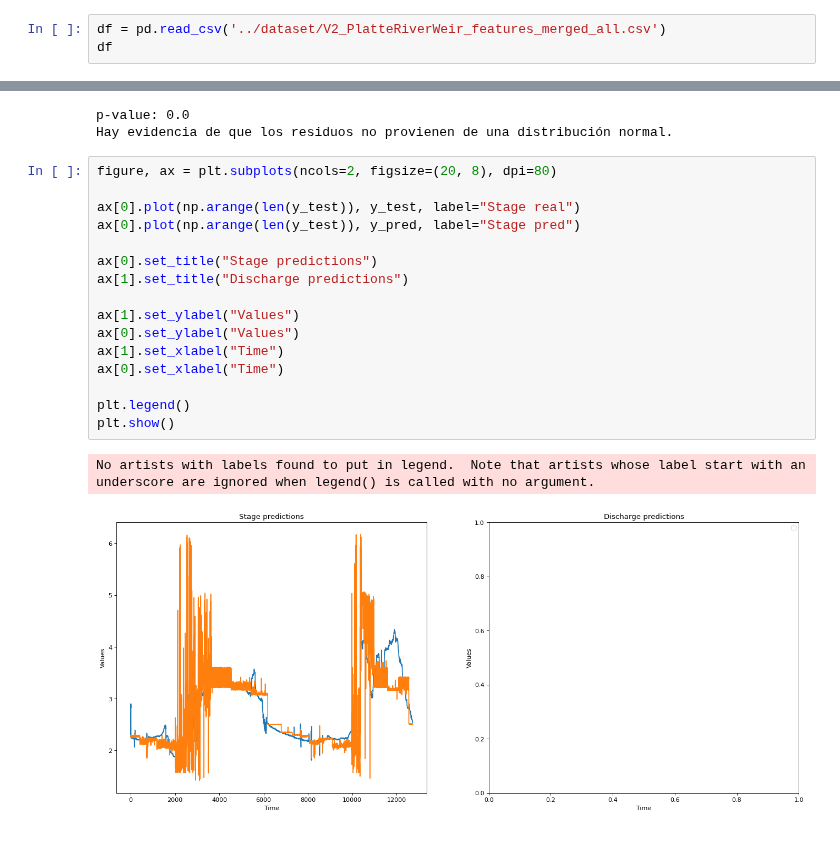
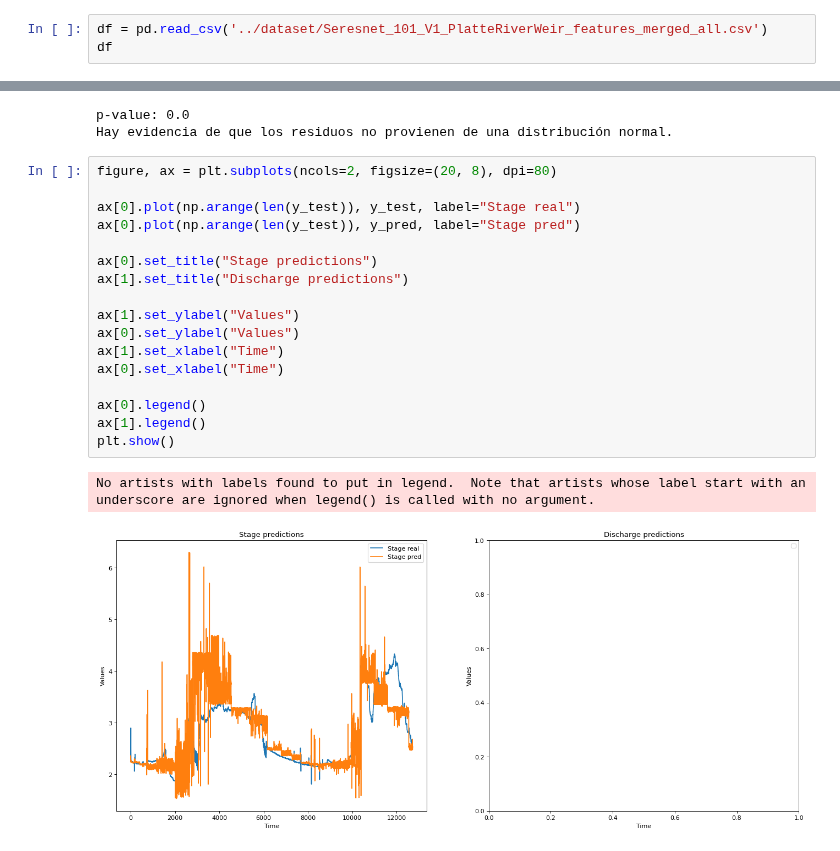
Before and after one commit to andresnowak/Hydrology_AI_project, a Jupyter notebook: models/models_results/MLPRegressor_Seg_v3_stage_1.ipynb, the cells around one changed output, grey strips where cells are left out. Drawn from its saved outputs; the diff is of its cells as text.

```diff
--- a/models/models_results/MLPRegressor_Seg_v3_stage_1.ipynb
+++ b/models/models_results/MLPRegressor_Seg_v3_stage_1.ipynb
@@ -35,7 +51,7 @@ df_info
 # %% [markdown]
 ## Read the dataset
 # %%
-df = pd.read_csv('../dataset/V2_PlatteRiverWeir_features_merged_all.csv')
+df = pd.read_csv('../dataset/Seresnet_101_V1_PlatteRiverWeir_features_merged_all.csv')
 df
 # %% [output]
 |  | Unnamed: 0.1 | Unnamed: 0 | SensorTime | CaptureTime | Filename | Agency | SiteNumber | TimeZone | Stage | ... |
@@ -331,19 +359,20 @@ Hay evidencia de que los residuos no provienen de una distribución normal.
 # %%
 figure, ax = plt.subplots(ncols=2, figsize=(20, 8), dpi=80)
 
 ax[0].plot(np.arange(len(y_test)), y_test, label="Stage real")
 ax[0].plot(np.arange(len(y_test)), y_pred, label="Stage pred")
 
 ax[0].set_title("Stage predictions")
 ax[1].set_title("Discharge predictions")
 
 ax[1].set_ylabel("Values")
 ax[0].set_ylabel("Values")
 ax[1].set_xlabel("Time")
 ax[0].set_xlabel("Time")
 
-plt.legend()
+ax[0].legend()
+ax[1].legend()
 plt.show()
 # %% [output]
 No artists with labels found to put in legend.  Note that artists whose label start with an underscore are ignored when legend() is called with no argument.
-[figure, old version]
+[figure, new version]
```
Also changed, not shown: parts of 18 cells of this notebook, 3 other files.
